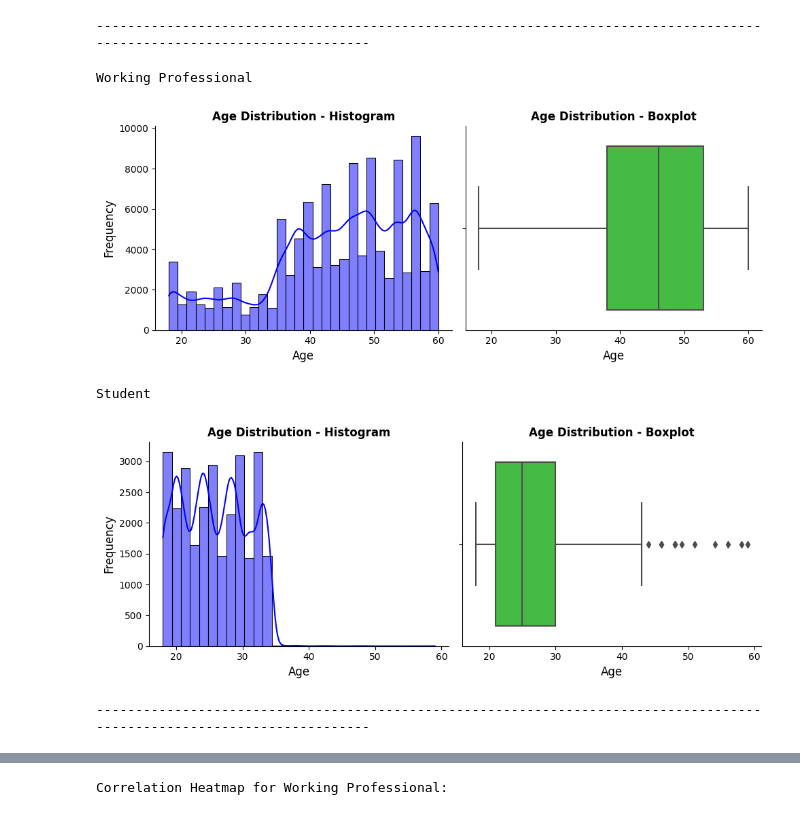
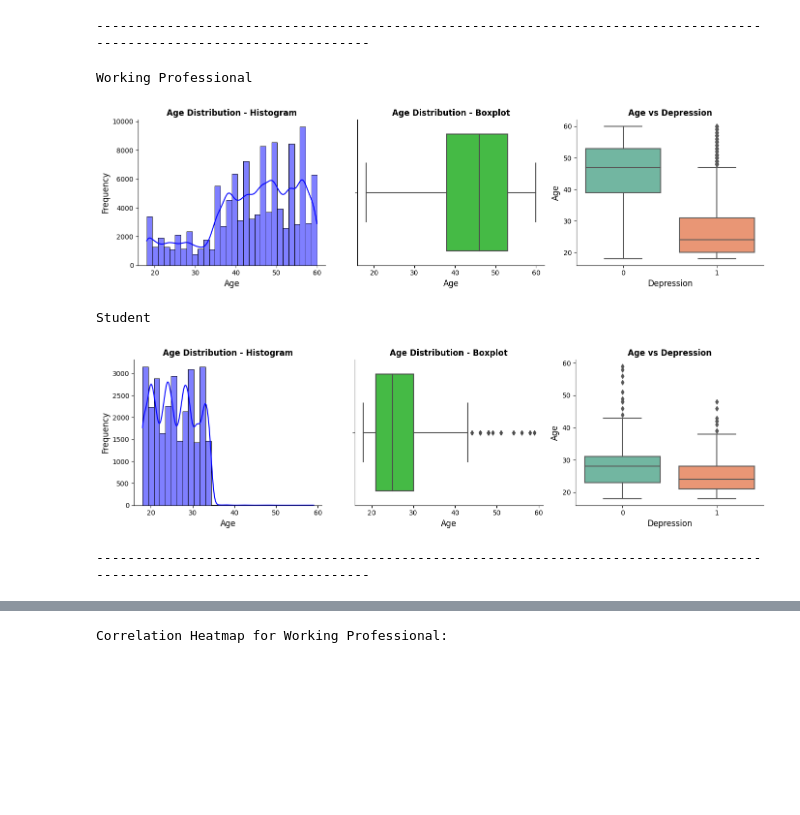
Before and after one commit to andytoh78/mental_health_predictions, a Jupyter notebook: mental-health-prediction.ipynb, the cells around one changed output, grey strips where cells are left out. Cells and saved outputs as stored; diff of their text form; code cells hidden in the pictures; blank space fills up the shorter version.

Commit message:
Kaggle Notebook | Mental Health Prediction | Version 12

```diff
--- a/mental-health-prediction.ipynb
+++ b/mental-health-prediction.ipynb
@@ -514,7 +514,7 @@ sleep_grouping = {
     'more than 8 hours': 'ge8hours'
 }
 # %%
-sleep_mapping = {'le5hours' : 1, '5_8hours': 2, 'ge8hours': 3, 'unknown':-1}
+sleep_mapping = {'le5hours' : 1, '5_8hours': 3, 'ge8hours': 5, 'unknown':-1}
 
 # Clean Dietary Habits column
 for group in [dfk, dfw]:
@@ -593,7 +593,7 @@ diet_grouping = {
     'no healthy': 'unhealthy'
 }
 # %%
-diet_mapping = {'healthy': 3, 'moderate': 2, 'unhealthy': 1, 'unknown':-1}
+diet_mapping = {'healthy': 5, 'moderate': 3, 'unhealthy': 1, 'unknown':-1}
 
 # Clean Dietary Habits column
 for group in [dfk, dfw]:
@@ -997,34 +997,44 @@ Student
 # %%
 # Visualize Age column
 for name, df in dfp:
     print(f"{name}")
-    plt.figure(figsize=(10, 4))
+    plt.figure(figsize=(14, 4))
     plt.style.use('default')
 
-    plt.subplot(1, 2, 1)
+    # Histogram
+    plt.subplot(1, 3, 1)
     sns.histplot(df["Age"], bins=30, kde=True, color="blue")
     plt.title("Age Distribution - Histogram", fontsize=12, fontweight="bold")
     plt.xlabel("Age", fontsize=12)
     plt.ylabel("Frequency", fontsize=12)
     plt.gca().spines[['top', 'right']].set_visible(False)
     plt.gca().spines[['bottom', 'left']].set_color('black')
 
     # Boxplot
-    plt.subplot(1, 2, 2)
+    plt.subplot(1, 3, 2)
     sns.boxplot(x=df["Age"], color="limegreen")
     plt.title("Age Distribution - Boxplot", fontsize=12, fontweight="bold")
     plt.xlabel("Age", fontsize=12)
+    plt.gca().spines[['top', 'right']].set_visible(False)
+    plt.gca().spines[['bottom', 'left']].set_color('black')
+
+    # Bivariate Analysis
+    plt.subplot(1, 3, 3)
+    sns.boxplot(x=df["Depression"], y=df["Age"], palette="Set2")
+    plt.title("Age vs Depression", fontsize=12, fontweight="bold")
+    plt.xlabel("Depression", fontsize=12)
+    plt.ylabel("Age", fontsize=12)
     plt.gca().spines[['top', 'right']].set_visible(False)
     plt.gca().spines[['bottom', 'left']].set_color('black')
 
     plt.tight_layout()
     plt.show()
 
 print("---------------"*8)
 # %% [output]
 Working Professional
-[figure, old version]
+[figure, new version]
 Student
-[figure, old version]
+[figure, new version]
 ------------------------------------------------------------------------------------------------------------------------
 # %%
```
Also changed, not shown: parts of 40 cells of this notebook.
